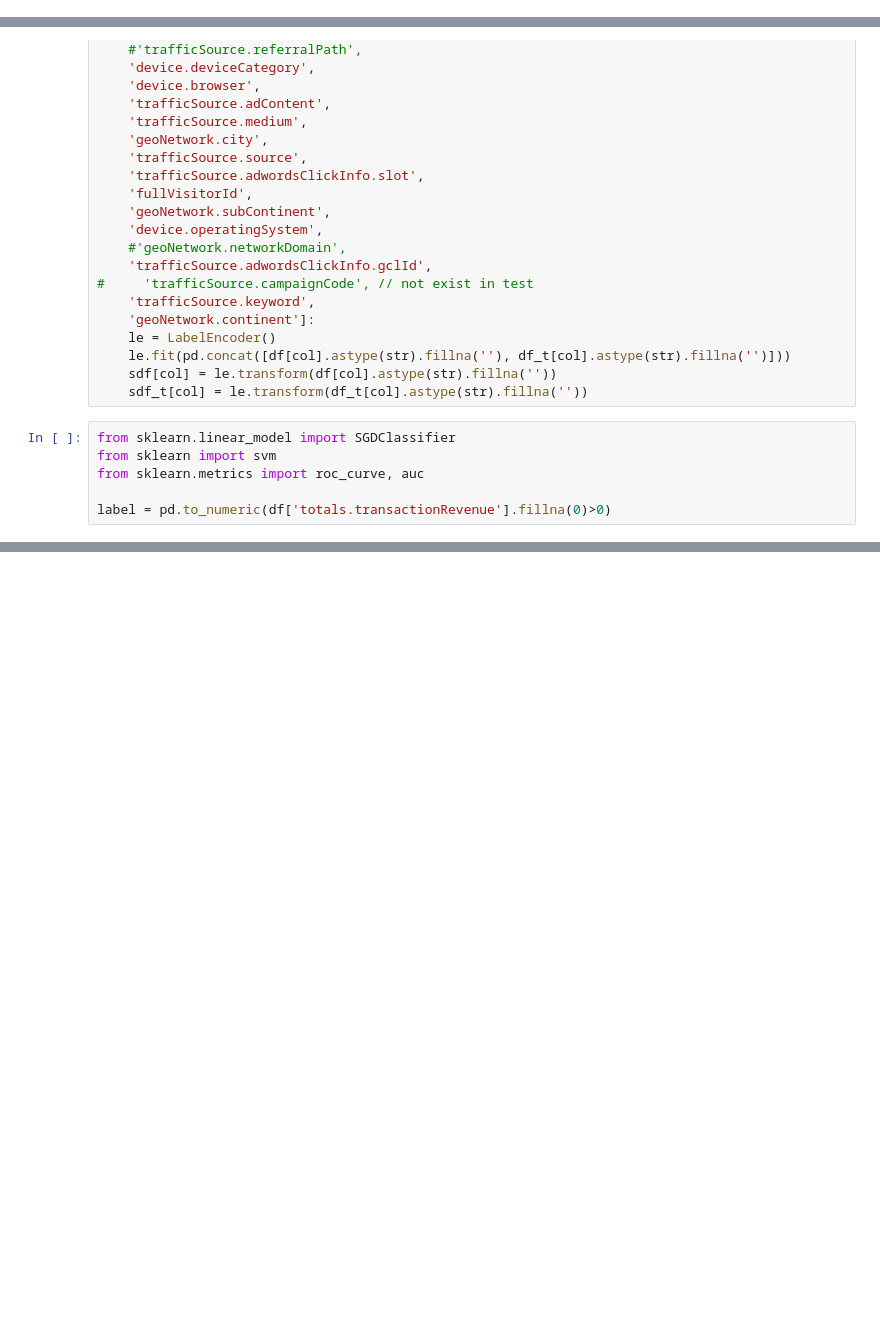
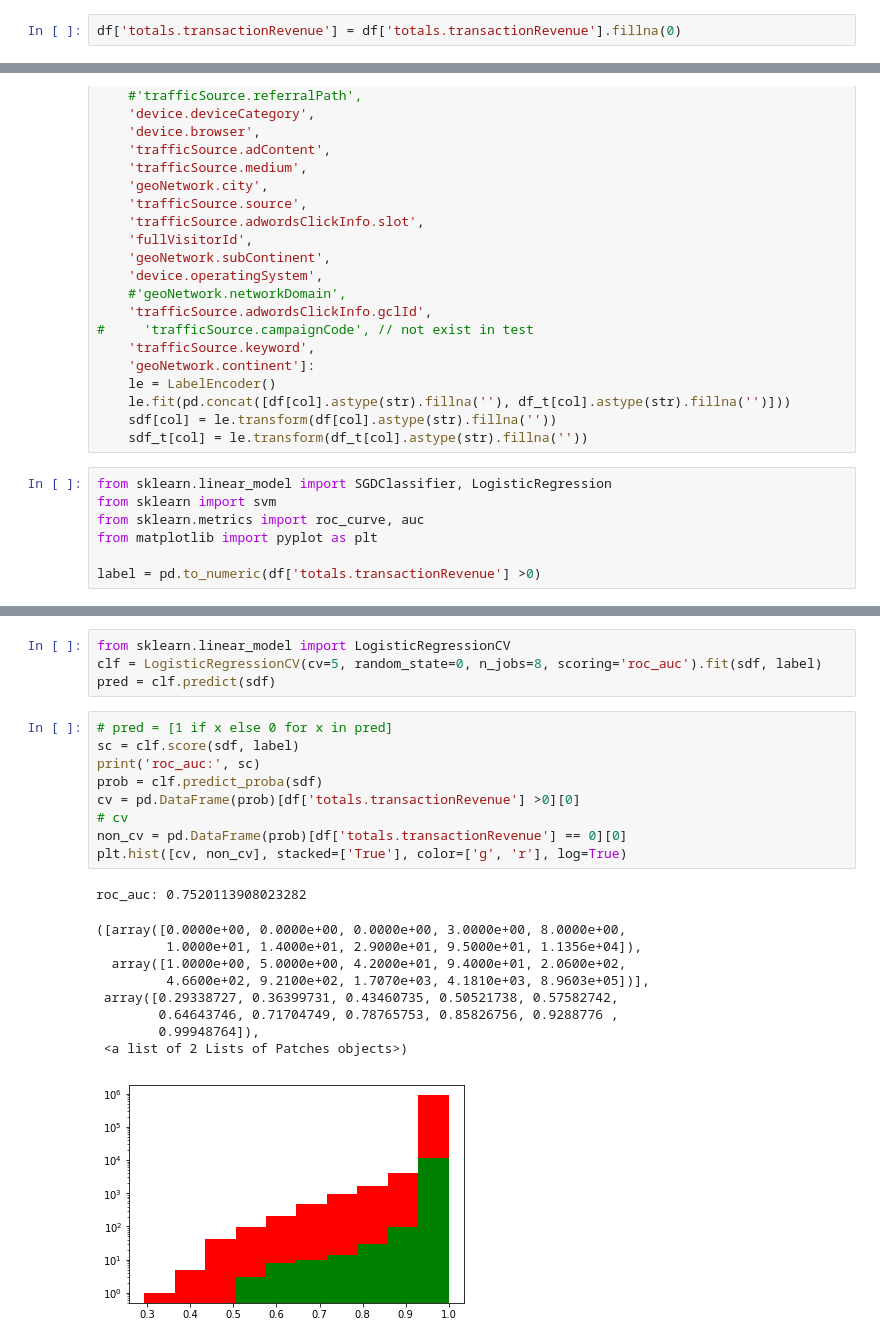
Before and after one commit to ctylim/ga-customer-revenue-prediction, a Jupyter notebook: 2-class+lasso.ipynb, the cells around one changed output, grey strips where cells are left out. Drawn from its saved outputs; the diff is of its cells as text; blank space fills up the shorter version.

```diff
--- a/2-class+lasso.ipynb
+++ b/2-class+lasso.ipynb
@@ -39,3 +44,5 @@ column skipped (cardinality = 1): device.mobileDeviceMarketingName
+# %%
+df['totals.transactionRevenue'] = df['totals.transactionRevenue'].fillna(0)
 # %%
 sdf = pd.DataFrame()
 sdf_t = pd.DataFrame()
@@ -89,8 +96,9 @@ for col in [
     sdf[col] = le.transform(df[col].astype(str).fillna(''))
     sdf_t[col] = le.transform(df_t[col].astype(str).fillna(''))
 # %%
-from sklearn.linear_model import SGDClassifier
+from sklearn.linear_model import SGDClassifier, LogisticRegression
 from sklearn import svm
 from sklearn.metrics import roc_curve, auc
+from matplotlib import pyplot as plt
 
-label = pd.to_numeric(df['totals.transactionRevenue'].fillna(0)>0)
+label = pd.to_numeric(df['totals.transactionRevenue'] >0)
@@ -136,0 +158,24 @@ print(sum(list(map(int, pred))) )
+# %%
+from sklearn.linear_model import LogisticRegressionCV
+clf = LogisticRegressionCV(cv=5, random_state=0, n_jobs=8, scoring='roc_auc').fit(sdf, label)
+pred = clf.predict(sdf)
+# %%
+# pred = [1 if x else 0 for x in pred]
+sc = clf.score(sdf, label)
+print('roc_auc:', sc)
+prob = clf.predict_proba(sdf)
+cv = pd.DataFrame(prob)[df['totals.transactionRevenue'] >0][0]
+# cv
+non_cv = pd.DataFrame(prob)[df['totals.transactionRevenue'] == 0][0]
+plt.hist([cv, non_cv], stacked=['True'], color=['g', 'r'], log=True)
+# %% [output]
+roc_auc: 0.7520113908023282
+([array([0.0000e+00, 0.0000e+00, 0.0000e+00, 3.0000e+00, 8.0000e+00,
+         1.0000e+01, 1.4000e+01, 2.9000e+01, 9.5000e+01, 1.1356e+04]),
+  array([1.0000e+00, 5.0000e+00, 4.2000e+01, 9.4000e+01, 2.0600e+02,
+         4.6600e+02, 9.2100e+02, 1.7070e+03, 4.1810e+03, 8.9603e+05])],
+ array([0.29338727, 0.36399731, 0.43460735, 0.50521738, 0.57582742,
+        0.64643746, 0.71704749, 0.78765753, 0.85826756, 0.9288776 ,
+        0.99948764]),
+ <a list of 2 Lists of Patches objects>)
+[figure, added]
```
Also changed, not shown: parts of 17 cells of this notebook.
